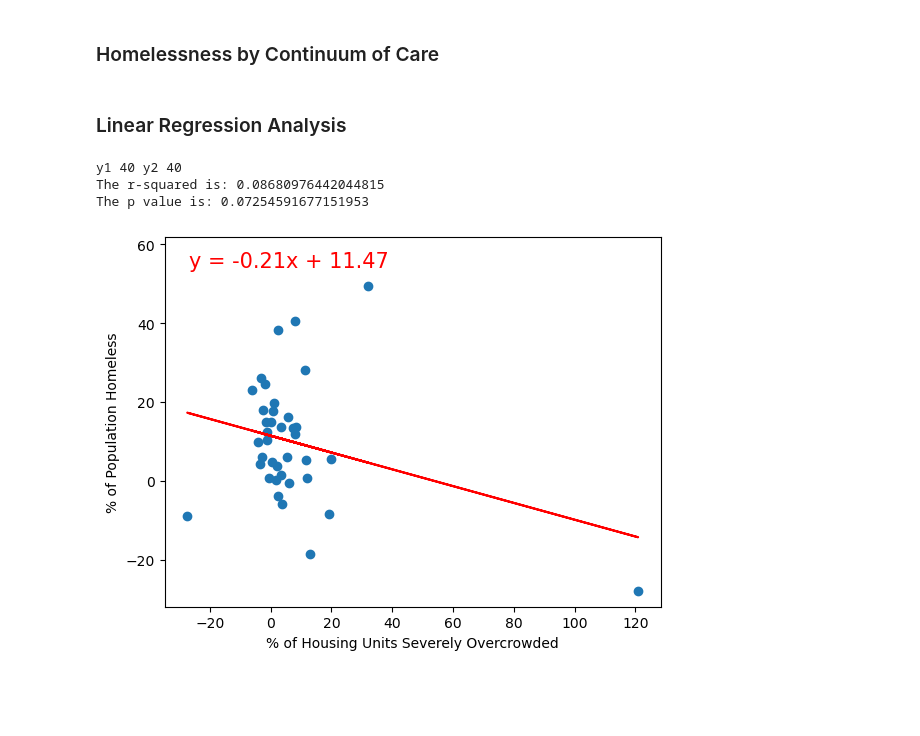
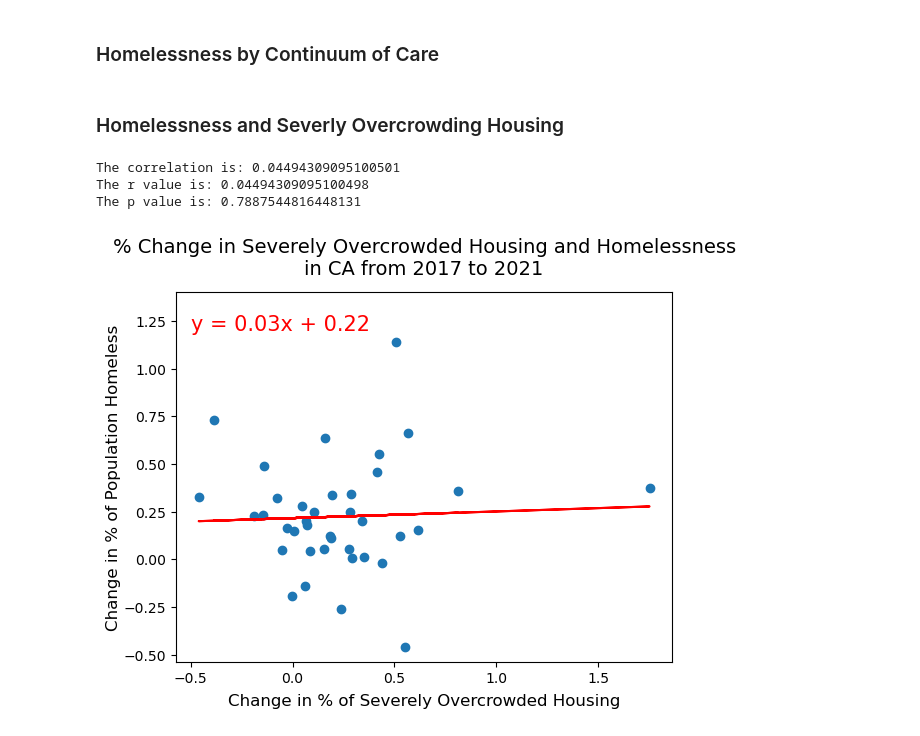
Before and after one commit to evacs/Project-1, a Jupyter notebook: housing_jeff.ipynb, the cells around one changed output. Cells and saved outputs as stored; diff of their text form; code cells hidden in the pictures; blank space fills up the shorter version.

```diff
--- a/housing_jeff.ipynb
+++ b/housing_jeff.ipynb
@@ -79,8 +83,8 @@ housing_df.to_csv(url_path, index=False)
 housing_df
 # %%
 # Use this to recreate dataframe if starting a new Jupyter session or Kernal
-url_path = Path('output_data/housing_raw_data.csv')
-housing_df = pd.read_csv(url_path)
+file_path = Path('output_data/housing_raw_data.csv')
+housing_df = pd.read_csv(file_path)
 # %%
 # Clean up data and add calculated columns
 
@@ -135,8 +139,8 @@ housing_clean_df.head()
 | 4 | Yuba County | 74644.0 | 25880.0 | 2017 | 1209.0 | 534.0 | ... |
 # %%
 # Create final housing dataframe that includes CoC
-url_path = Path('Resources/County-CoC Mapping.csv')
-coc_mapping = pd.read_csv(url_path)
+file_path = Path('Resources/County-CoC Mapping.csv')
+coc_mapping = pd.read_csv(file_path)
 
 # Create new dataframe with housing and CoC data
 housing_coc_df = pd.merge(housing_clean_df, coc_mapping, on=['County'], how='left')
@@ -161,8 +165,8 @@ housing_coc_df
 205 rows × 8 columns
 # %%
 # Use this to recreate dataframe if starting a new Jupyter session or Kernal
-url_path = Path('resources/experiencing_homelessness_age_demographics.csv')
-homeless_df = pd.read_csv(url_path)
+file_path = Path('resources/experiencing_homelessness_age_demographics.csv')
+homeless_df = pd.read_csv(file_path)
 # %%
 # Clean up homeless data and prep to merge with housing data
 
@@ -223,8 +227,8 @@ final_df['% Homeless'] = (final_df['Homeless Count'] /
 final_df = final_df.loc[final_df['Continuum of Care'] != 'Yuba, Sutter Counties CoC']
 
 # Export final data to csv
-url_path = Path('output_data/housing_final_data.csv')
-final_df.to_csv(url_path, index=False)
+file_path = Path('output_data/housing_final_data.csv')
+final_df.to_csv(file_path, index=False)
 
 # Print the dataframe
 final_df
@@ -290,4 +359,4 @@ def plot_box_whiskers(y_values, labels):
     ax1.boxplot(y_values)
     plt.show()
 # %% [markdown]
-### Linear Regression Analysis
+### Homelessness and Severly Overcrowding Housing
@@ -321,35 +363,32 @@ def plot_lin_reg(x_values, y_values, labels):
 # %%
-# Linear regression % Severely Overcrowded vs % of Homeless
+# Linear regression comparing change in Severely Overcrowded Housing and Homelessness between 2 years
 
 # Set years for comparison
-data_y1 = final_df[final_df['Year'] == 2018].reset_index()
-data_y2 = final_df[final_df['Year'] == 2019].reset_index()
+year1 = 2017
+year2 = 2021
+data_y1 = final_df[final_df['Year'] == year1].reset_index()
+data_y2 = final_df[final_df['Year'] == year2].reset_index()
 
-print(f'y1 {len(data_y1)} y2 {len(data_y2)}')
-
-
-# Define x and y values and labels for function
-labels = {'x': '% of Housing Units Severely Overcrowded',
-          'y': '% of Population Homeless'}
+# Define labels for function
+labels = {'x': 'Change in % of Severely Overcrowded Housing',
+          'y': 'Change in % of Population Homeless',
+          'title': f'% Change in Severely Overcrowded Housing and Homelessness in CA from {int(year1)} to {int(year2)}'
+         }
 
 # Calculate % change from year 1 to year 2
-x_values = ((data_y2['% Units Severely Overcrowded'] - data_y1['% Units Severely Overcrowded']) /
-            data_y1['% Units Severely Overcrowded']) * 100
-y_values = ((data_y2['% Homeless'] - data_y1['% Homeless']) /
-            data_y1['% Homeless']) * 100
+x_values = data_y2['% Units Severely Overcrowded'] - data_y1['% Units Severely Overcrowded']
+y_values = data_y2['% Homeless'] - data_y1['% Homeless']
 
 x_values = x_values.drop([x_values.index[12], x_values.index[16]])
 y_values = y_values.drop([y_values.index[12], y_values.index[16]])
 x_values.reset_index()
 y_values.reset_index()
-#print(y_values)
-#print(x_values)
 
 # Call function to plot linear regression
-plot_lin_reg(x_values, y_values, labels)
+plot_lin_reg(x_values, y_values, labels, 'output_data/housing_overcrowding_lg.png')
 # %% [output]
-y1 40 y2 40
-The r-squared is: 0.08680976442044815
-The p value is: 0.07254591677151953
+The correlation is: 0.04494309095100501
+The r value is: 0.04494309095100498
+The p value is: 0.7887544816448131
-[figure, old version]
+[figure, new version]
 # %%
```
Also changed, not shown: parts of 14 cells of this notebook, 1 other file.
